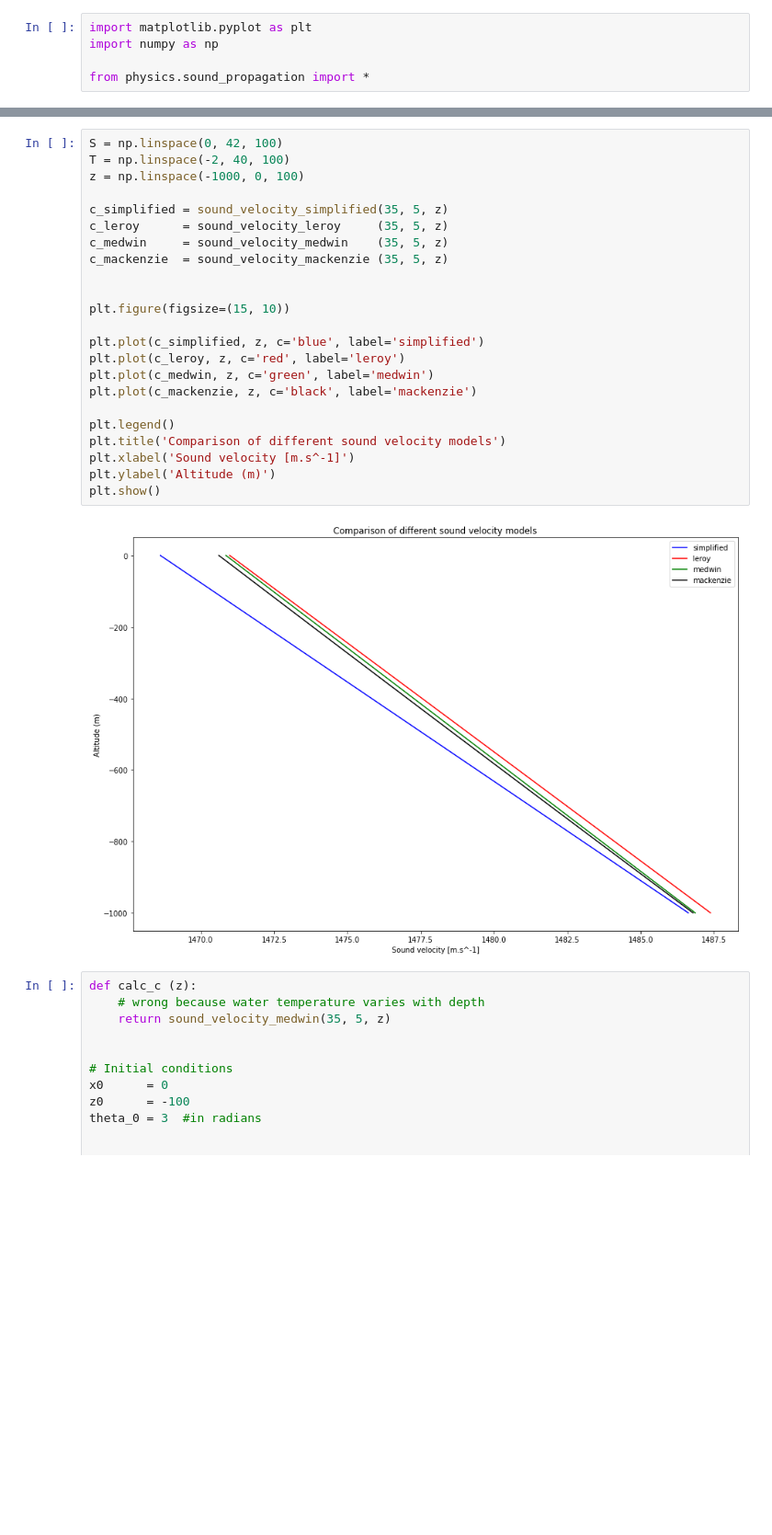
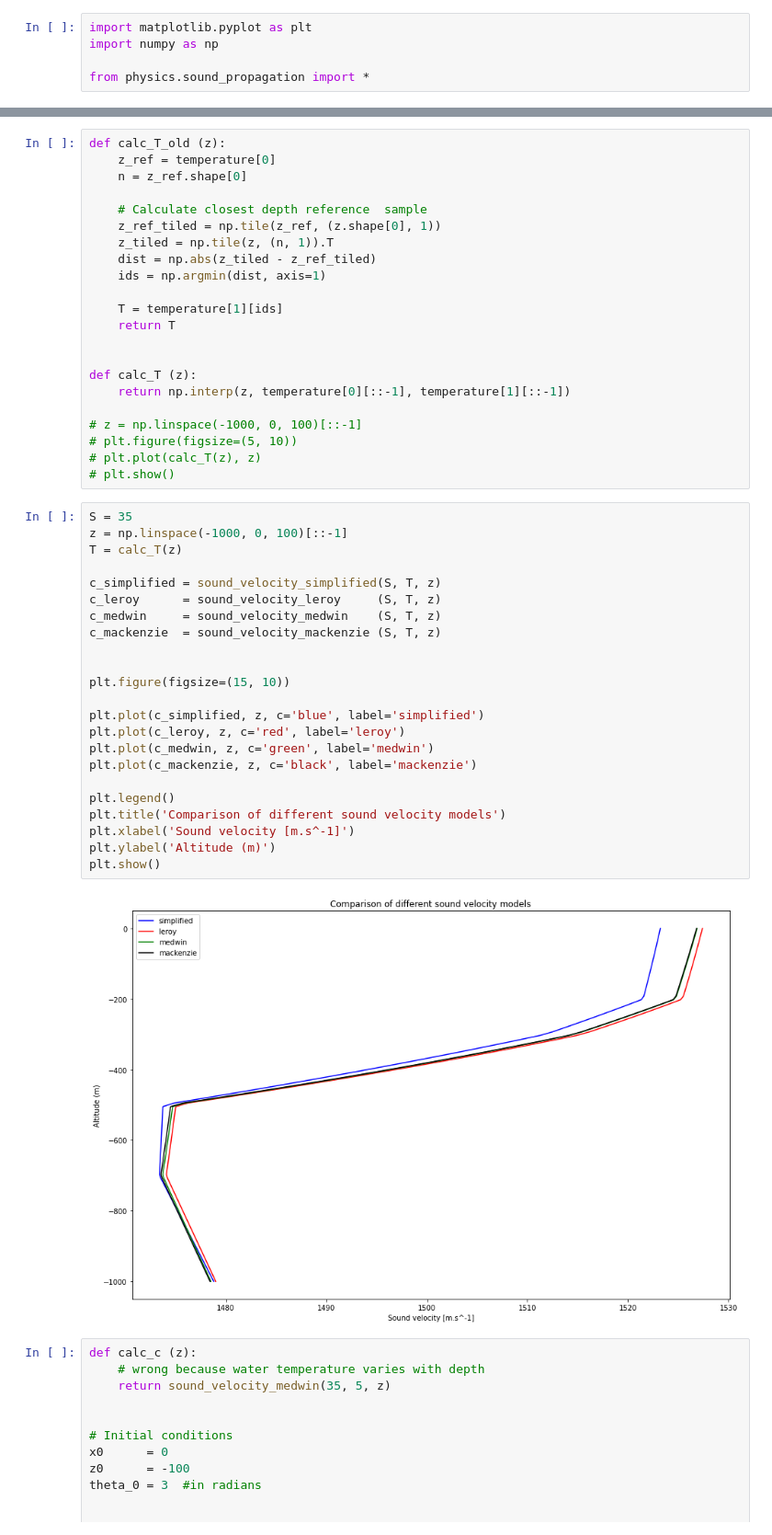
Before and after one commit to ahernot/data2021-bruits-mer, a Jupyter notebook: sound_propagation.ipynb, the cells around one changed output, grey strips where cells are left out. Shown at 92% size. Saved outputs shown, nothing was run; the diff lists cells and outputs as text; blank space fills up the shorter version.

Commit message:
fix sound model

```diff
--- a/sound_propagation.ipynb
+++ b/sound_propagation.ipynb
@@ -6,28 +38,50 @@ from physics.sound_propagation import *
+# %%
+def calc_T_old (z):
+    z_ref = temperature[0]
+    n = z_ref.shape[0]
+
+    # Calculate closest depth reference  sample
+    z_ref_tiled = np.tile(z_ref, (z.shape[0], 1))
+    z_tiled = np.tile(z, (n, 1)).T
+    dist = np.abs(z_tiled - z_ref_tiled)
+    ids = np.argmin(dist, axis=1)
+
+    T = temperature[1][ids]
+    return T
+
+
+def calc_T (z):
+    return np.interp(z, temperature[0][::-1], temperature[1][::-1])
+
+# z = np.linspace(-1000, 0, 100)[::-1]
+# plt.figure(figsize=(5, 10))
+# plt.plot(calc_T(z), z)
+# plt.show()
 # %%
-S = np.linspace(0, 42, 100)
-T = np.linspace(-2, 40, 100)
-z = np.linspace(-1000, 0, 100)
+S = 35
+z = np.linspace(-1000, 0, 100)[::-1]
+T = calc_T(z)
 
-c_simplified = sound_velocity_simplified(35, 5, z)
-c_leroy      = sound_velocity_leroy     (35, 5, z)
-c_medwin     = sound_velocity_medwin    (35, 5, z)
-c_mackenzie  = sound_velocity_mackenzie (35, 5, z)
+c_simplified = sound_velocity_simplified(S, T, z)
+c_leroy      = sound_velocity_leroy     (S, T, z)
+c_medwin     = sound_velocity_medwin    (S, T, z)
+c_mackenzie  = sound_velocity_mackenzie (S, T, z)
 
 
 plt.figure(figsize=(15, 10))
 
 plt.plot(c_simplified, z, c='blue', label='simplified')
 plt.plot(c_leroy, z, c='red', label='leroy')
 plt.plot(c_medwin, z, c='green', label='medwin')
 plt.plot(c_mackenzie, z, c='black', label='mackenzie')
 
 plt.legend()
 plt.title('Comparison of different sound velocity models')
 plt.xlabel('Sound velocity [m.s^-1]')
 plt.ylabel('Altitude (m)')
 plt.show()
 # %% [output]
-[figure, old version]
+[figure, new version]
 # %%
 def calc_c (z):
     # wrong because water temperature varies with depth
```
Also changed, not shown: parts of 2 cells of this notebook.
